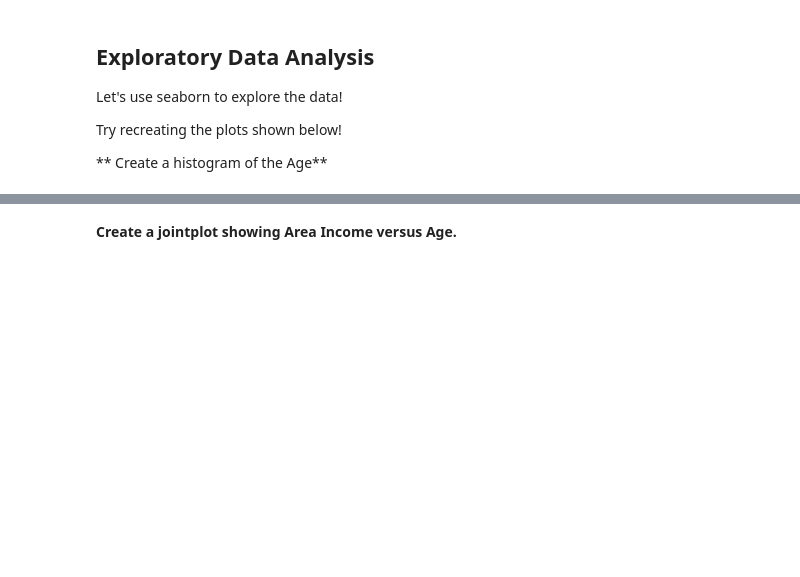
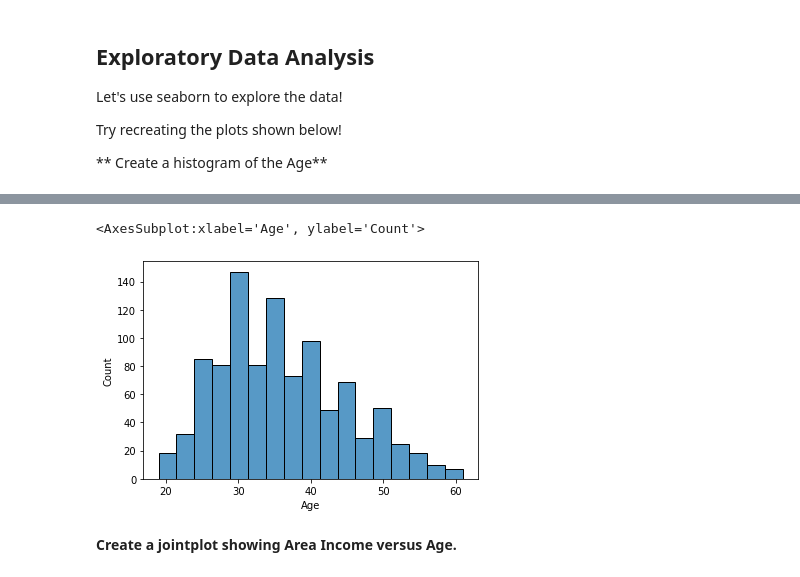
Before and after one commit to HunterKane/Python---Skill-Understanding-Projects, a Jupyter notebook: Logistic Regression Project.ipynb, the cells around one changed output, grey strips where cells are left out. Drawn from its saved outputs; the diff is of its cells as text; code cells hidden in the pictures; blank space fills up the shorter version.

Commit message:
Exercise Completed
1) Got data
2) Explore data
3) Logistic regression
4) Predict and Evaluations

```diff
--- a/Logistic Regression Project.ipynb
+++ b/Logistic Regression Project.ipynb
@@ -91,2 +95,7 @@ Try recreating the plots shown below!
+# %%
+sns.histplot(ad_data['Age'])
+# %% [output]
+<AxesSubplot:xlabel='Age', ylabel='Count'>
+[figure, added]
 # %% [markdown]
 **Create a jointplot showing Area Income versus Age.**
```
Also changed, not shown: parts of 24 cells of this notebook.
